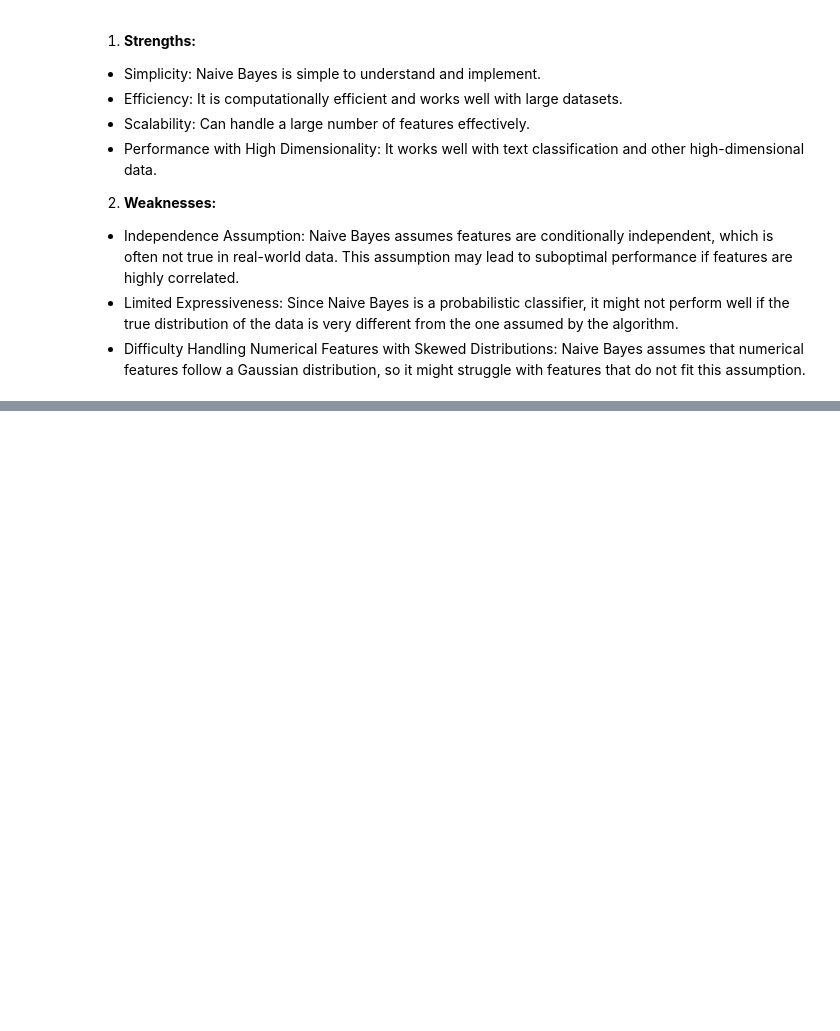
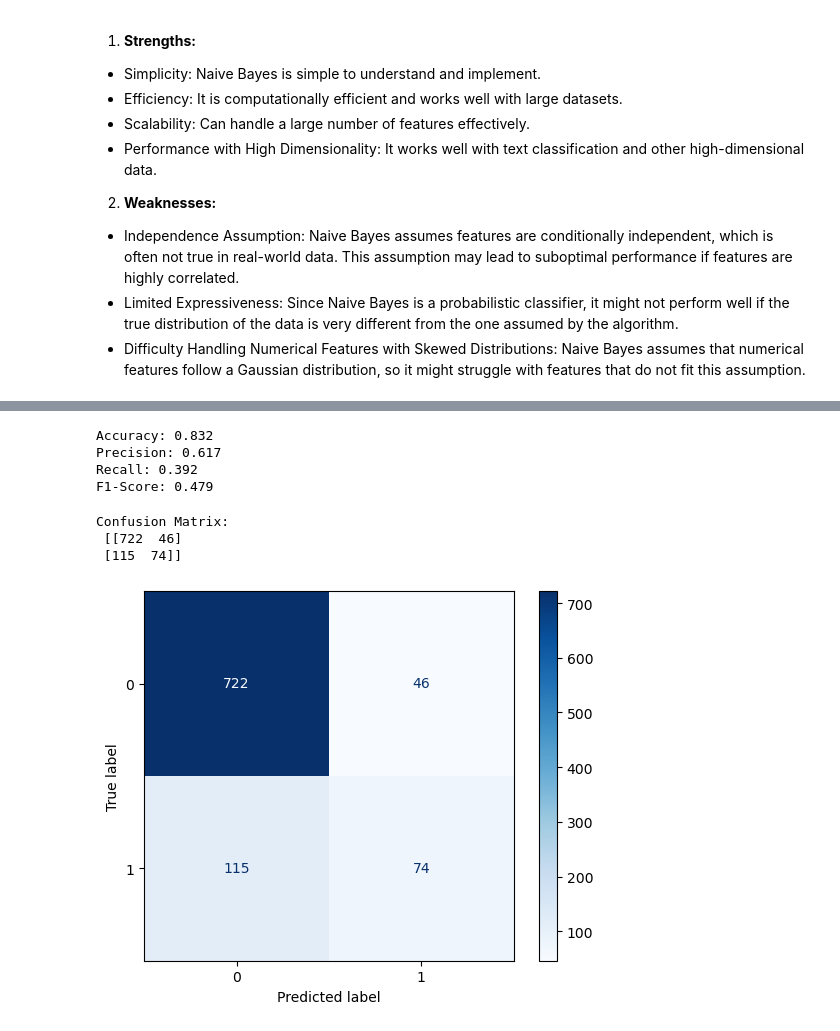
Before and after one commit to zayed95/churn_prediction, a Jupyter notebook: python_code.ipynb, the cells around one changed output, grey strips where cells are left out. Saved outputs shown, nothing was run; the diff lists cells and outputs as text; code cells hidden in the pictures; blank space fills up the shorter version.

```diff
--- a/python_code.ipynb
+++ b/python_code.ipynb
@@ -709,0 +806,2 @@ The classification report evaluates the performance of your classification model
+# %%
+grid_search.fit(X_train, y_train)
@@ -709,0 +816,7 @@ The classification report evaluates the performance of your classification model
+# %%
+best_model = grid_search.best_estimator_
+
+print("Best Parameters:", grid_search.best_params_)
+print("Best Cross-Validation Recall:", grid_search.best_score_)
+
+print("Best Model Accuracy: ", best_model.score(X_val, y_val))
@@ -709,0 +831,7 @@ The classification report evaluates the performance of your classification model
+# %%
+y_pred = best_model.predict(X_test)
+
+#evaluation metrics
+report = classification_report(y_test, y_pred)
+print("Classification Report:")
+print(report)
@@ -709,0 +848,28 @@ The classification report evaluates the performance of your classification model
+# %%
+accuracy = round(accuracy_score(y_test, y_pred),3)
+print(f"Accuracy: {accuracy}")
+precision = round(precision_score(y_test, y_pred),3)
+print(f"Precision: {precision}")
+recall = round(recall_score(y_test, y_pred),3)
+print(f"Recall: {recall}")
+f1 = round(f1_score(y_test, y_pred),3)
+print(f"F1-Score: {f1}")
+# %% [output]
+Accuracy: 0.832
+Precision: 0.617
+Recall: 0.392
+F1-Score: 0.479
+# %%
+#Confusion Matrix
+conf_mat = confusion_matrix(y_test, y_pred)
+print("Confusion Matrix: \n" , conf_mat)
+# %% [output]
+Confusion Matrix:
+ [[722  46]
+ [115  74]]
+# %%
+disp = ConfusionMatrixDisplay(conf_mat)
+disp.plot(cmap='Blues')
+plt.show()
+# %% [output]
+[figure, added]
```
Also changed, not shown: parts of 28 cells of this notebook.
